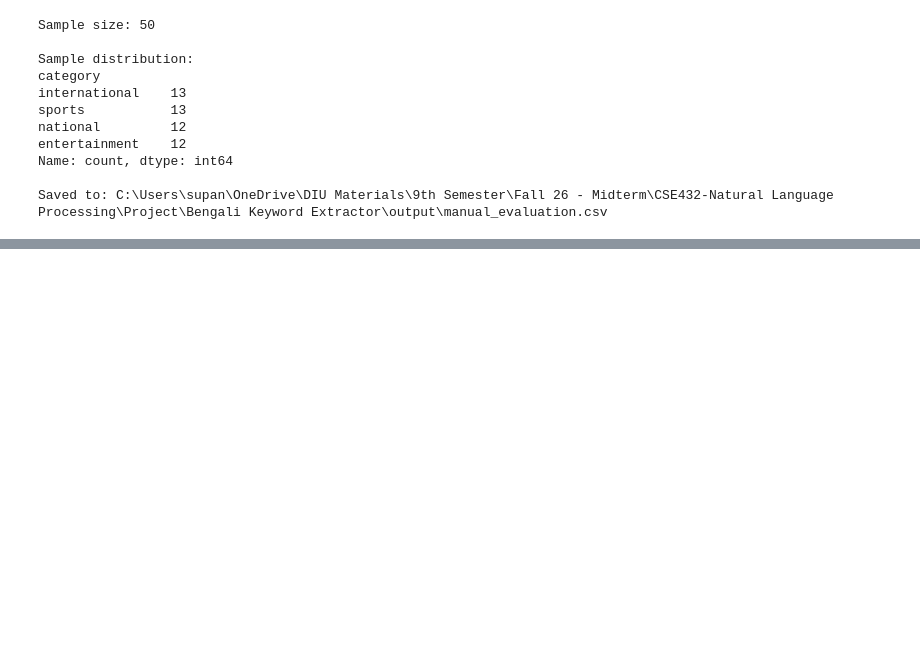
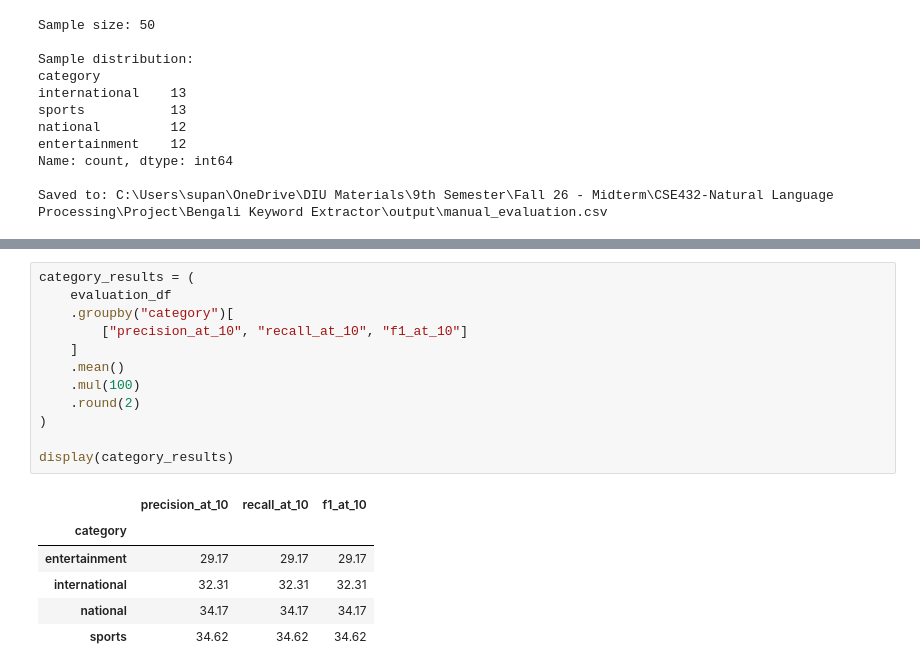
Before and after one commit to Supan-Roy/Bengali-Keyword-Extractor, a Jupyter notebook: notebooks/03_tfidf_keyword_extraction.ipynb, the cells around one changed output, grey strips where cells are left out. Drawn from its saved outputs; the diff is of its cells as text; blank space fills up the shorter version.

```diff
--- a/notebooks/03_tfidf_keyword_extraction.ipynb
+++ b/notebooks/03_tfidf_keyword_extraction.ipynb
@@ -643,0 +764,19 @@ Saved to: C:\Users\supan\OneDrive\DIU Materials\9th Semester\Fall 26 - Midterm\C
+# %%
+category_results = (
+    evaluation_df
+    .groupby("category")[
+        ["precision_at_10", "recall_at_10", "f1_at_10"]
+    ]
+    .mean()
+    .mul(100)
+    .round(2)
+)
+
+display(category_results)
+# %% [output]
+|  | precision_at_10 | recall_at_10 | f1_at_10 |
+| category |  |  |  |
+| entertainment | 29.17 | 29.17 | 29.17 |
+| international | 32.31 | 32.31 | 32.31 |
+| national | 34.17 | 34.17 | 34.17 |
+| sports | 34.62 | 34.62 | 34.62 |
```
Also changed, not shown: parts of 11 cells of this notebook, 2 other files.
